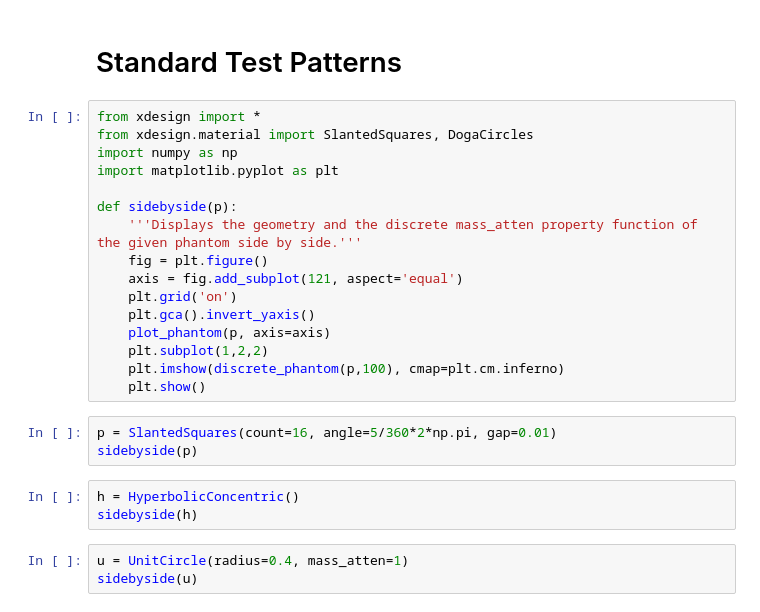
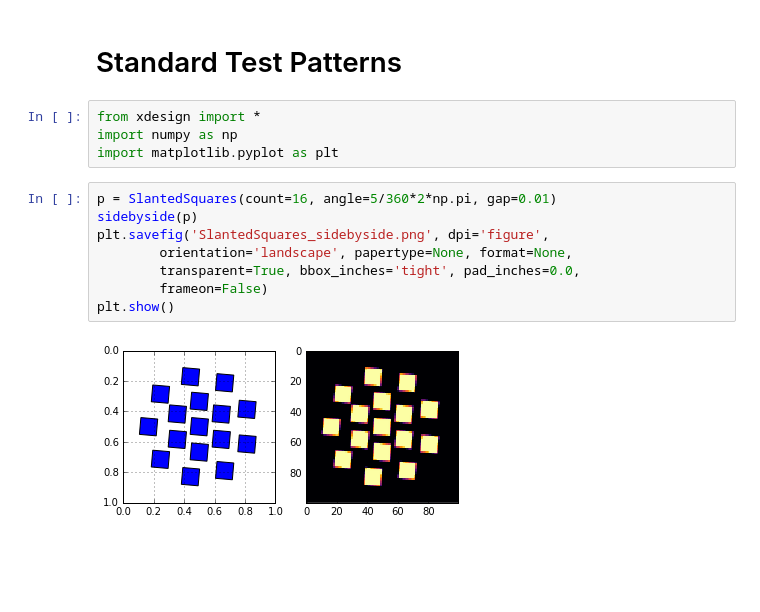
Before and after one commit to AdvancedPhotonSource/xdesign, a Jupyter notebook: docs/demos/StandardPatterns.ipynb, the cells around one changed output. Cells and saved outputs as stored; diff of their text form; blank space fills up the shorter version.

Commit message:
Editing demos to save print resolution figures

```diff
--- a/docs/demos/StandardPatterns.ipynb
+++ b/docs/demos/StandardPatterns.ipynb
@@ -1,27 +1,16 @@
 # %% [markdown]
 # Standard Test Patterns
-# %%
-from xdesign import *
-from xdesign.material import SlantedSquares, DogaCircles
-import numpy as np
-import matplotlib.pyplot as plt
-
-def sidebyside(p):
-    '''Displays the geometry and the discrete mass_atten property function of the given phantom side by side.'''
-    fig = plt.figure()
-    axis = fig.add_subplot(121, aspect='equal')
-    plt.grid('on')
-    plt.gca().invert_yaxis()
-    plot_phantom(p, axis=axis)
-    plt.subplot(1,2,2)
-    plt.imshow(discrete_phantom(p,100), cmap=plt.cm.inferno)
-    plt.show()
+# %%
+from xdesign import *
+import numpy as np
+import matplotlib.pyplot as plt
 # %%
 p = SlantedSquares(count=16, angle=5/360*2*np.pi, gap=0.01)
 sidebyside(p)
+plt.savefig('SlantedSquares_sidebyside.png', dpi='figure',
+        orientation='landscape', papertype=None, format=None,
+        transparent=True, bbox_inches='tight', pad_inches=0.0,
+        frameon=False)
+plt.show()
+# %% [output]
+[figure, added]
-# %%
-h = HyperbolicConcentric()
-sidebyside(h)
-# %%
-u = UnitCircle(radius=0.4, mass_atten=1)
-sidebyside(u)
```
Also changed, not shown: parts of 4 cells of this notebook, 5 other files.
